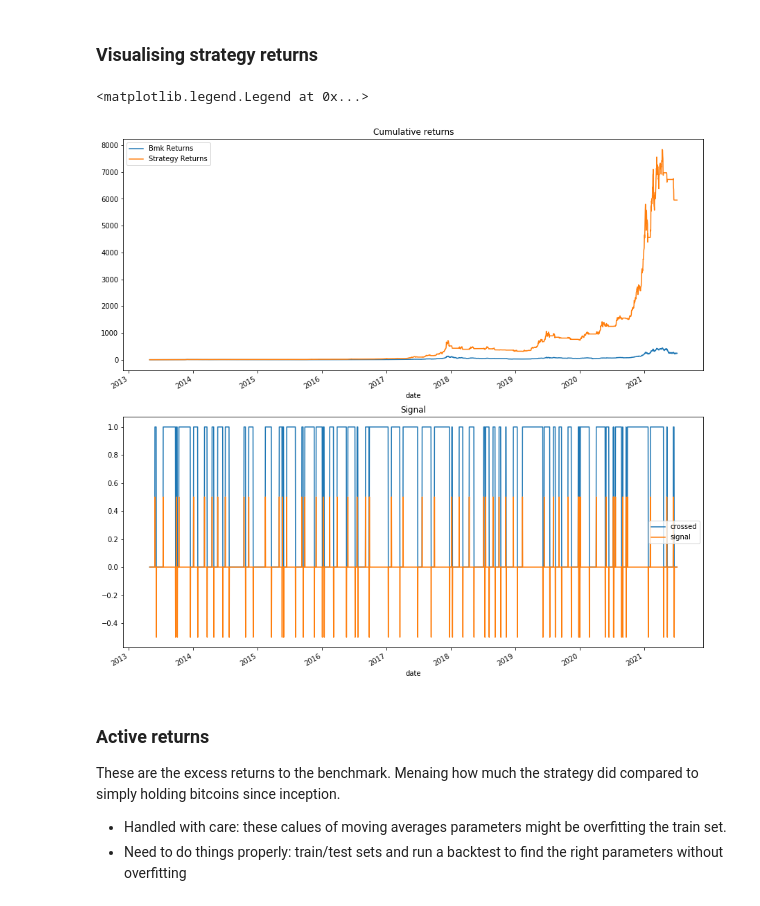
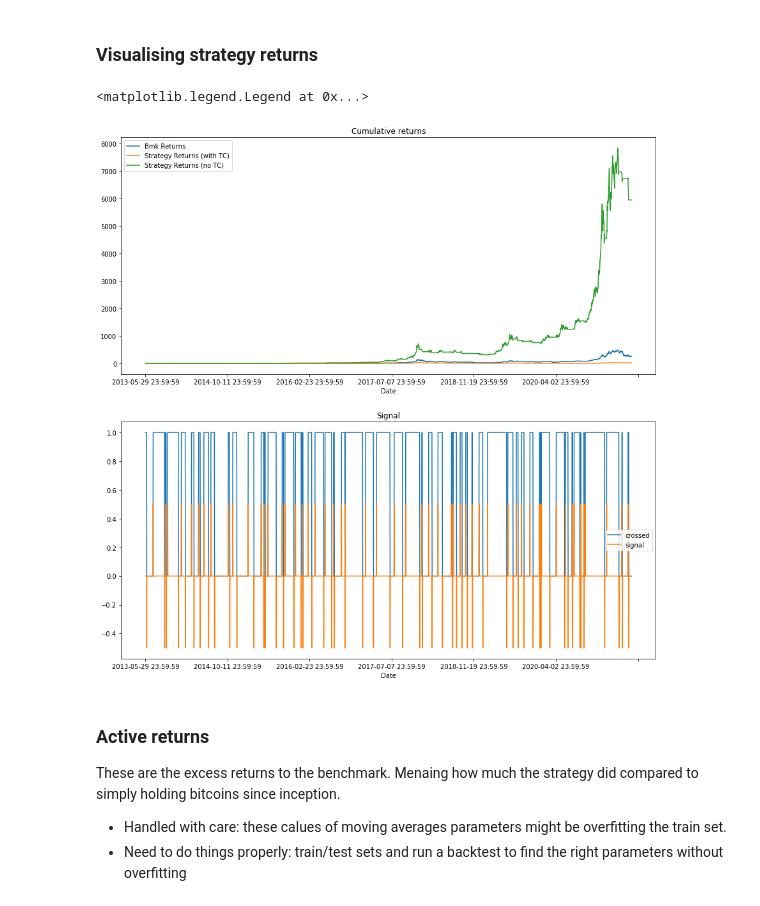
Before and after one commit to fuivito/crypto-strats, a Jupyter notebook: crossing_mavgs.ipynb, the cells around one changed output. Cells and saved outputs as stored; diff of their text form; code cells hidden in the pictures.

```diff
--- a/crossing_mavgs.ipynb
+++ b/crossing_mavgs.ipynb
@@ -31,4 +65,4 @@ Over the cumulative returns
 - You can play around changind the values of the moving average
 - Not done yet: need to consider **transaction costs**, but returns are so big that they do not influence much, unless you go down do intraday trading
 # %%
-ret_df = df[['ret','cum_ret']].copy()
+ret_ts = df.set_index('Date')['ret'].copy()
@@ -52,3 +69,5 @@ ret_df['cum_strat_ret'] = ret_df['strat_ret'].add(1).cumprod() - 1
+# %%
+strat_summary = mavg_strat(ret_ts, short_mavg=5, long_mavg=30, tc=0.05)
 # %% [markdown]
 **Visualising concept**
 # %%
@@ -70,21 +89,22 @@ Text(0.5, 1.0, 'Cumulative returns')
 # %%
 f,ax = plt.subplots(2,1,figsize=(15,15))
 
-ret_df['cum_ret'].plot(ax=ax[0], label='Bmk Returns')
-ret_df['cum_strat_ret'].plot(ax=ax[0], label='Strategy Returns')
+strat_summary['cum_bmk_ret'].plot(ax=ax[0], label='Bmk Returns')
+strat_summary['cum_strat_ret'].plot(ax=ax[0], label='Strategy Returns (with TC)')
+strat_summary['cum_strat_ret_no_tc'].plot(ax=ax[0], label='Strategy Returns (no TC)')
 
 
-ret_df['crossed'].plot(ax=ax[1], label='crossed')
-(ret_df['signal']/2).plot(ax=ax[1], label='signal')
+strat_summary['crossed'].plot(ax=ax[1], label='crossed')
+(strat_summary['signal']/2).plot(ax=ax[1], label='signal')
 
 ax[0].legend()
 ax[0].set_title("Cumulative returns")
 
 ax[1].set_title("Signal")
 ax[1].legend()
 # %% [output]
 <matplotlib.legend.Legend at 0x...>
-[figure, old version]
+[figure, new version]
 # %% [markdown]
 ### Active returns
 
```
Also changed, not shown: parts of 23 cells of this notebook.
